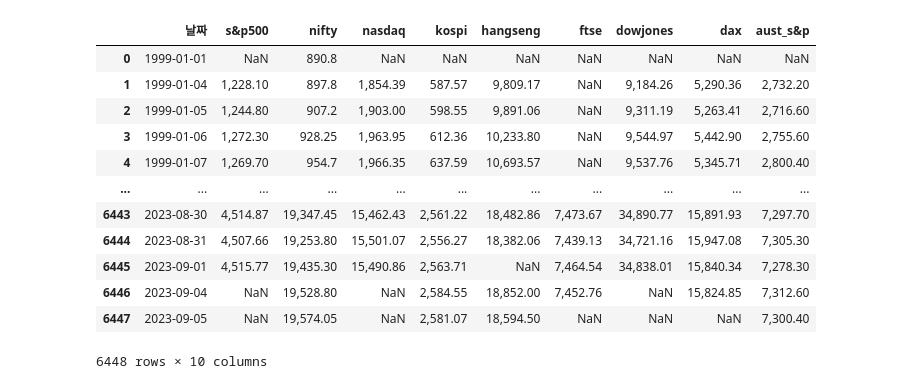
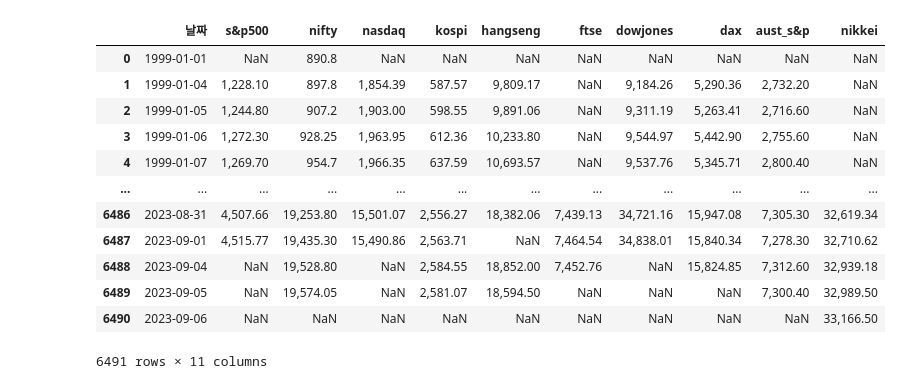
Before and after one commit to dontk1llme/TRIPICK, a Jupyter notebook: server/recommend/app/data/상대물가지수_전처리_및_예측.ipynb, the cells around one changed output. Drawn from its saved outputs; the diff is of its cells as text; code cells hidden in the pictures.

```diff
--- a/server/recommend/app/data/상대물가지수_전처리_및_예측.ipynb
+++ b/server/recommend/app/data/상대물가지수_전처리_및_예측.ipynb
@@ -171,6 +163,7 @@ ftse = pd.read_csv("./data/ftse.csv", encoding="euc-kr")
 dow = pd.read_csv("./data/dowjones.csv", encoding="euc-kr")
 dax = pd.read_csv("./data/dax.csv", encoding="euc-kr")
 asnp = pd.read_csv("./data/austs&p.csv", encoding="euc-kr")
+nikkei = pd.read_csv("./data/nikkei.csv", encoding="euc-kr")
 
 snp = snp.sort_values(by="날짜").reset_index(drop=True)
 nifty = nifty.sort_values(by="날짜").reset_index(drop=True)
@@ -181,6 +174,7 @@ ftse = ftse.sort_values(by="날짜").reset_index(drop=True)
 dow = dow.sort_values(by="날짜").reset_index(drop=True)
 dax = dax.sort_values(by="날짜").reset_index(drop=True)
 asnp = asnp.sort_values(by="날짜").reset_index(drop=True)
+nikkei = nikkei.sort_values(by="날짜").reset_index(drop=True)
 # %%
 snp = snp.iloc[:, :2]
 snp = snp.rename(columns = {'종가': 's&p500'})
@@ -200,32 +194,34 @@ dax = dax.iloc[:, :2]
 dax = dax.rename(columns = {'종가': 'dax'})
 asnp = asnp.iloc[:, :2]
 asnp = asnp.rename(columns = {'종가': 'aust_s&p'})
+nikkei = nikkei.iloc[:, :2]
+nikkei = nikkei.rename(columns = {'종가': 'nikkei'})
 # %%
-indexes = [snp, nifty, nasdaq, kospi, hs, ftse, dow, dax, asnp]
+indexes = [snp, nifty, nasdaq, kospi, hs, ftse, dow, dax, asnp, nikkei]
 
 
 for i in range(1, len(indexes)):
     if(i == 1):
         economic_index = pd.merge(left=snp, right=nifty, how='outer', on='날짜')
     else:
         economic_index = pd.merge(left=economic_index, right=indexes[i], how='outer', on='날짜')
 
 economic_index = economic_index.sort_values("날짜").reset_index(drop=True)
 economic_index
 # %% [output]
-|  | 날짜 | s&p500 | nifty | nasdaq | kospi | hangseng | ftse | dowjones | dax | aust_s&p |
-| 0 | 1999-01-01 | NaN | 890.8 | NaN | NaN | NaN | NaN | NaN | NaN | NaN |
-| 1 | 1999-01-04 | 1,228.10 | 897.8 | 1,854.39 | 587.57 | 9,809.17 | NaN | 9,184.26 | 5,290.36 | 2,732.20 |
-| 2 | 1999-01-05 | 1,244.80 | 907.2 | 1,903.00 | 598.55 | 9,891.06 | NaN | 9,311.19 | 5,263.41 | 2,716.60 |
-| 3 | 1999-01-06 | 1,272.30 | 928.25 | 1,963.95 | 612.36 | 10,233.80 | NaN | 9,544.97 | 5,442.90 | 2,755.60 |
-| 4 | 1999-01-07 | 1,269.70 | 954.7 | 1,966.35 | 637.59 | 10,693.57 | NaN | 9,537.76 | 5,345.71 | 2,800.40 |
-| ... | ... | ... | ... | ... | ... | ... | ... | ... | ... | ... |
-| 6443 | 2023-08-30 | 4,514.87 | 19,347.45 | 15,462.43 | 2,561.22 | 18,482.86 | 7,473.67 | 34,890.77 | 15,891.93 | 7,297.70 |
-| 6444 | 2023-08-31 | 4,507.66 | 19,253.80 | 15,501.07 | 2,556.27 | 18,382.06 | 7,439.13 | 34,721.16 | 15,947.08 | 7,305.30 |
-| 6445 | 2023-09-01 | 4,515.77 | 19,435.30 | 15,490.86 | 2,563.71 | NaN | 7,464.54 | 34,838.01 | 15,840.34 | 7,278.30 |
-| 6446 | 2023-09-04 | NaN | 19,528.80 | NaN | 2,584.55 | 18,852.00 | 7,452.76 | NaN | 15,824.85 | 7,312.60 |
-| 6447 | 2023-09-05 | NaN | 19,574.05 | NaN | 2,581.07 | 18,594.50 | NaN | NaN | NaN | 7,300.40 |
+|  | 날짜 | s&p500 | nifty | nasdaq | kospi | hangseng | ftse | dowjones | dax | aust_s&p | nikkei |
+| 0 | 1999-01-01 | NaN | 890.8 | NaN | NaN | NaN | NaN | NaN | NaN | NaN | NaN |
+| 1 | 1999-01-04 | 1,228.10 | 897.8 | 1,854.39 | 587.57 | 9,809.17 | NaN | 9,184.26 | 5,290.36 | 2,732.20 | NaN |
+| 2 | 1999-01-05 | 1,244.80 | 907.2 | 1,903.00 | 598.55 | 9,891.06 | NaN | 9,311.19 | 5,263.41 | 2,716.60 | NaN |
+| 3 | 1999-01-06 | 1,272.30 | 928.25 | 1,963.95 | 612.36 | 10,233.80 | NaN | 9,544.97 | 5,442.90 | 2,755.60 | NaN |
+| 4 | 1999-01-07 | 1,269.70 | 954.7 | 1,966.35 | 637.59 | 10,693.57 | NaN | 9,537.76 | 5,345.71 | 2,800.40 | NaN |
+| ... | ... | ... | ... | ... | ... | ... | ... | ... | ... | ... | ... |
+| 6486 | 2023-08-31 | 4,507.66 | 19,253.80 | 15,501.07 | 2,556.27 | 18,382.06 | 7,439.13 | 34,721.16 | 15,947.08 | 7,305.30 | 32,619.34 |
+| 6487 | 2023-09-01 | 4,515.77 | 19,435.30 | 15,490.86 | 2,563.71 | NaN | 7,464.54 | 34,838.01 | 15,840.34 | 7,278.30 | 32,710.62 |
+| 6488 | 2023-09-04 | NaN | 19,528.80 | NaN | 2,584.55 | 18,852.00 | 7,452.76 | NaN | 15,824.85 | 7,312.60 | 32,939.18 |
+| 6489 | 2023-09-05 | NaN | 19,574.05 | NaN | 2,581.07 | 18,594.50 | NaN | NaN | NaN | 7,300.40 | 32,989.50 |
+| 6490 | 2023-09-06 | NaN | NaN | NaN | NaN | NaN | NaN | NaN | NaN | NaN | 33,166.50 |
-6448 rows × 10 columns
+6491 rows × 11 columns
 # %%
 economic_index['날짜'] = pd.to_datetime(economic_index['날짜'])
 for i in indexes:
```
Also changed, not shown: parts of 42 cells of this notebook.
